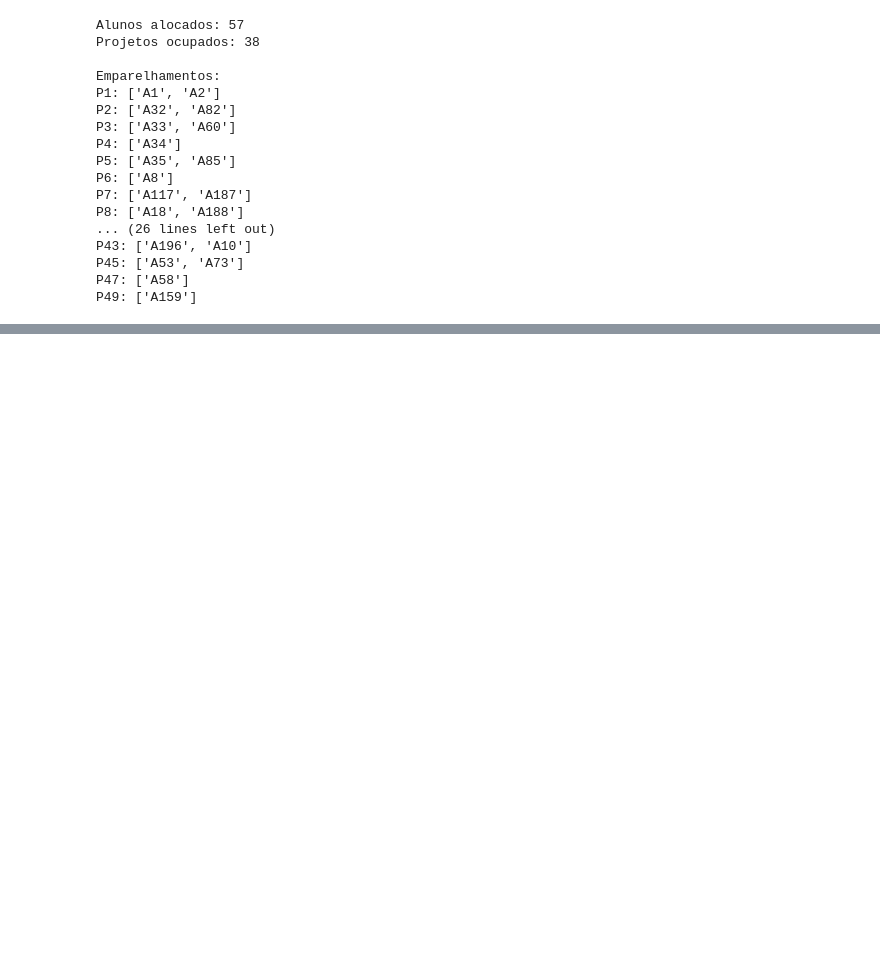
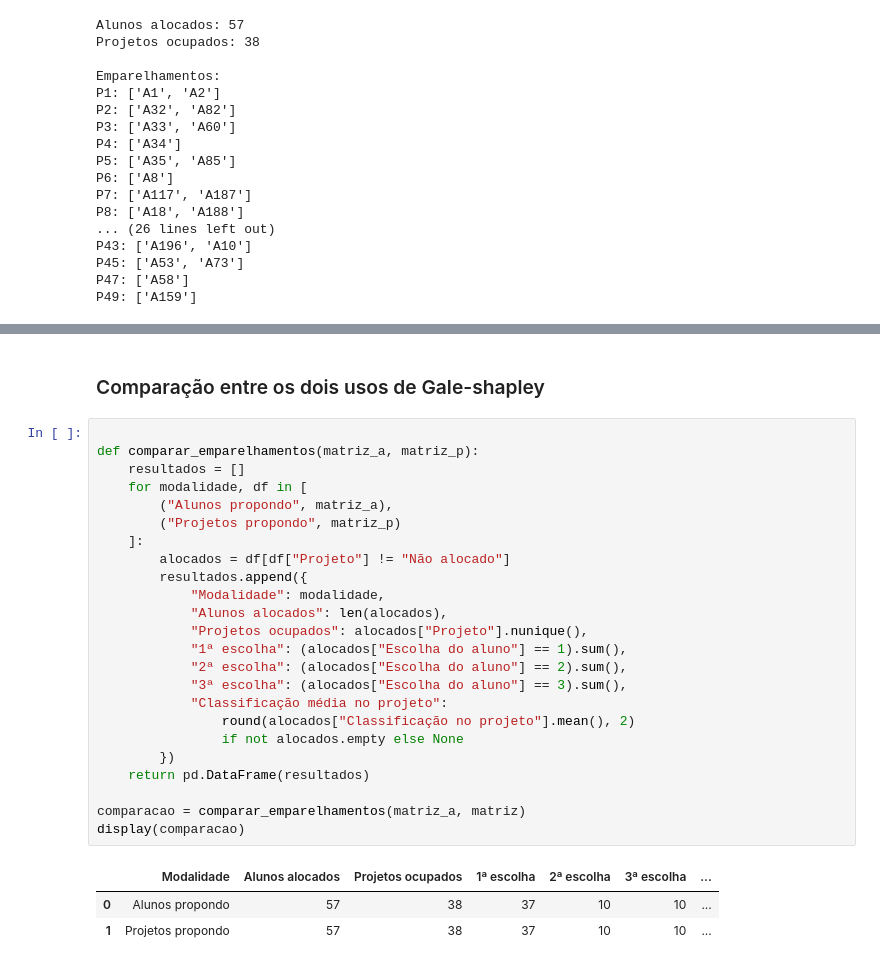
Before and after one commit to gustavoprsnts/emparelhamento-grafos--TAG-26.2, a Jupyter notebook: src/projetos.ipynb, the cells around one changed output, grey strips where cells are left out. Drawn from its saved outputs; the diff is of its cells as text; blank space fills up the shorter version.

```diff
--- a/src/projetos.ipynb
+++ b/src/projetos.ipynb
@@ -323,0 +525,30 @@ P49: ['A159']
+# %% [markdown]
+### Comparação entre os dois usos de Gale-shapley
+# %%
+
+def comparar_emparelhamentos(matriz_a, matriz_p):
+    resultados = []
+    for modalidade, df in [
+        ("Alunos propondo", matriz_a),
+        ("Projetos propondo", matriz_p)
+    ]:
+        alocados = df[df["Projeto"] != "Não alocado"]
+        resultados.append({
+            "Modalidade": modalidade,
+            "Alunos alocados": len(alocados),
+            "Projetos ocupados": alocados["Projeto"].nunique(),
+            "1ª escolha": (alocados["Escolha do aluno"] == 1).sum(),
+            "2ª escolha": (alocados["Escolha do aluno"] == 2).sum(),
+            "3ª escolha": (alocados["Escolha do aluno"] == 3).sum(),
+            "Classificação média no projeto":
+                round(alocados["Classificação no projeto"].mean(), 2)
+                if not alocados.empty else None
+        })
+    return pd.DataFrame(resultados)
+
+comparacao = comparar_emparelhamentos(matriz_a, matriz)
+display(comparacao)
+# %% [output]
+|  | Modalidade | Alunos alocados | Projetos ocupados | 1ª escolha | 2ª escolha | 3ª escolha | ... |
+| 0 | Alunos propondo | 57 | 38 | 37 | 10 | 10 | ... |
+| 1 | Projetos propondo | 57 | 38 | 37 | 10 | 10 | ... |
```
Also changed, not shown: parts of 10 cells of this notebook.
